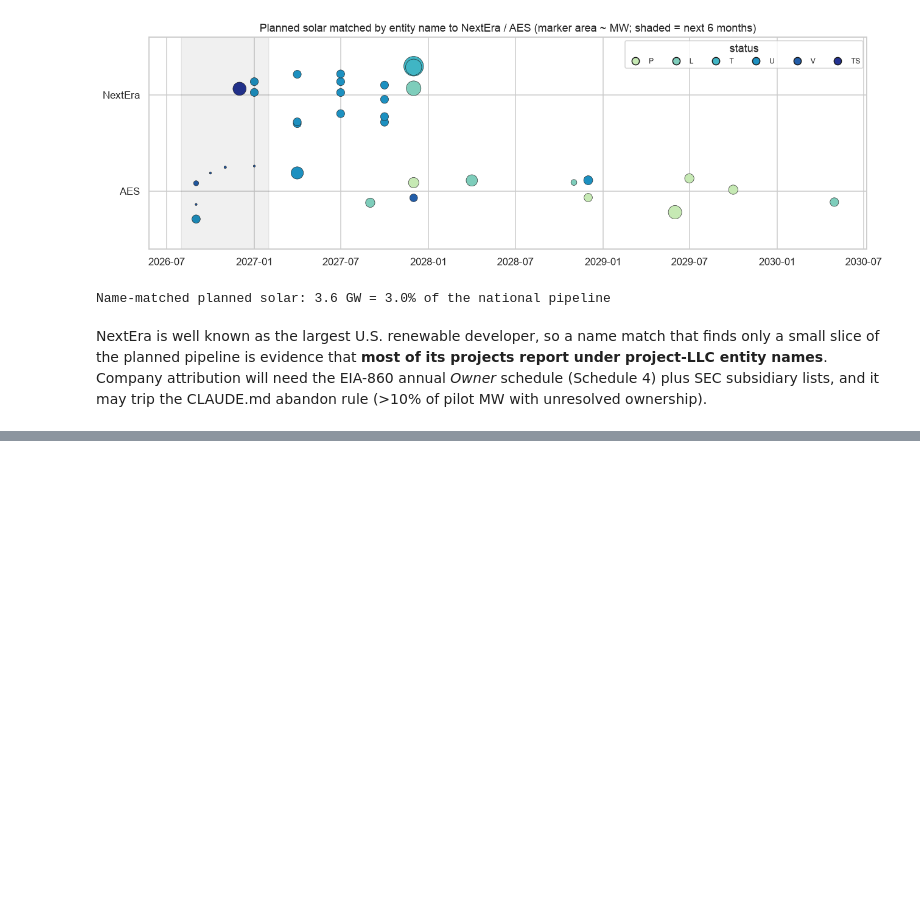
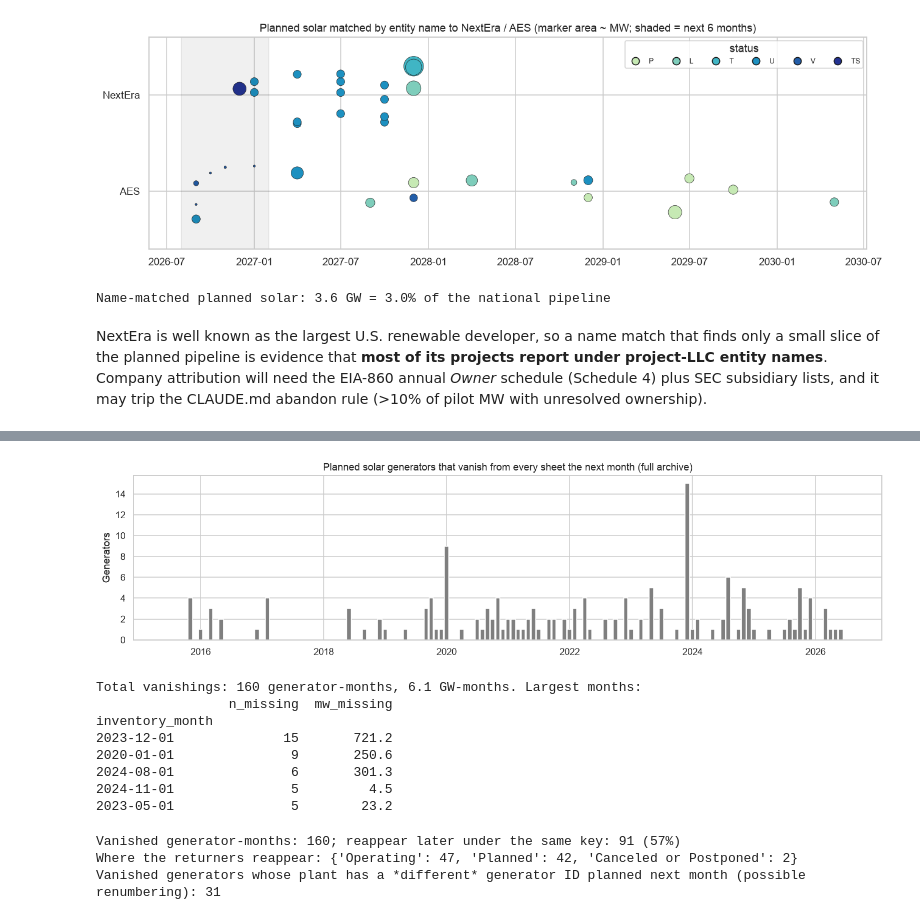
Before and after one commit to franzclarin/solar-commissioning-tracker, a Jupyter notebook: data_discovery/EDA.ipynb, the cells around one changed output, grey strips where cells are left out. Drawn from its saved outputs; the diff is of its cells as text; code cells hidden in the pictures; blank space fills up the shorter version.

```diff
--- a/data_discovery/EDA.ipynb
+++ b/data_discovery/EDA.ipynb
@@ -668,0 +817,9 @@ NextEra is well known as the largest U.S. renewable developer, so a name match t
+# %%
+t1 = state_after(pl_hist, 1).dropna(subset=["state"])
+dev1 = t1[t1.inventory_month <= DEV_COHORT_END]
+trans = (dev1.groupby(["status_code", "state"]).capacity_mw.sum().unstack(fill_value=0)
+              .reindex(index=PLANNED_STATUS_ORDER, columns=["Planned", "Operating", "Canceled or Postponed", "Missing"], fill_value=0))
+trans_share = trans.div(trans.sum(axis=1), axis=0)
+print(f"Development cohorts {dev1.inventory_month.min():%Y-%m} – {dev1.inventory_month.max():%Y-%m}: "
+      "share of planned-solar MW by where it is one month later")
+trans_share.style.format("{:.1%}").background_gradient(axis=None, cmap="Blues", subset=["Operating", "Canceled or Postponed", "Missing"])
@@ -668,0 +836,38 @@ NextEra is well known as the largest U.S. renewable developer, so a name match t
+# %%
+miss = (t1.assign(missing=t1.state.eq("Missing"))
+          .groupby("inventory_month").agg(n_missing=("missing", "sum"),
+                                          mw_missing=("capacity_mw", lambda s: s[t1.loc[s.index, "state"].eq("Missing")].sum())))
+fig, ax = plt.subplots(figsize=(13, 3.5))
+ax.bar(miss.index, miss.n_missing, width=25, color="#7f7f7f")
+ax.set_ylabel("Generators"); ax.set_title("Planned solar generators that vanish from every sheet the next month (full archive)")
+plt.tight_layout(); plt.show()
+print(f"Total vanishings: {miss.n_missing.sum():,} generator-months, {miss.mw_missing.sum()/1e3:.1f} GW-months. Largest months:")
+print(miss.sort_values("n_missing", ascending=False).head(5).to_string())
+# %% [output]
+[figure, added]
+Total vanishings: 160 generator-months, 6.1 GW-months. Largest months:
+                 n_missing  mw_missing
+inventory_month
+2023-12-01              15       721.2
+2020-01-01               9       250.6
+2024-08-01               6       301.3
+2024-11-01               5         4.5
+2023-05-01               5        23.2
+# %%
+# Do vanished generators come back later (e.g. after a renumbering or a one-month gap)?
+vanished = t1[t1.state.eq("Missing")][["inventory_month", *KEY, "plant_name", "capacity_mw", "status_code"]]
+later = vanished.merge(where, on=KEY, suffixes=("", "_later"))
+later = later[later.inventory_month_later > later.inventory_month + pd.DateOffset(months=1)]
+came_back = later.groupby(["inventory_month", *KEY]).sheet.first()
+print(f"Vanished generator-months: {len(vanished):,}; reappear later under the same key: {len(came_back):,} "
+      f"({len(came_back)/max(len(vanished),1):.0%})")
+print("Where the returners reappear:", came_back.value_counts().to_dict())
+same_plant = vanished.merge(pl_hist[["inventory_month", "plant_id", "generator_id"]].assign(
+    inventory_month=lambda d: d.inventory_month - pd.DateOffset(months=1)), on=["inventory_month", "plant_id"],
+    suffixes=("", "_next"))
+print(f"Vanished generators whose plant has a *different* generator ID planned next month (possible renumbering): "
+      f"{same_plant[same_plant.generator_id != same_plant.generator_id_next][KEY].drop_duplicates().shape[0]:,}")
+# %% [output]
+Vanished generator-months: 160; reappear later under the same key: 91 (57%)
+Where the returners reappear: {'Operating': 47, 'Planned': 42, 'Canceled or Postponed': 2}
+Vanished generators whose plant has a *different* generator ID planned next month (possible renumbering): 31
```
Also changed, not shown: parts of 39 cells of this notebook, 7 other files.
